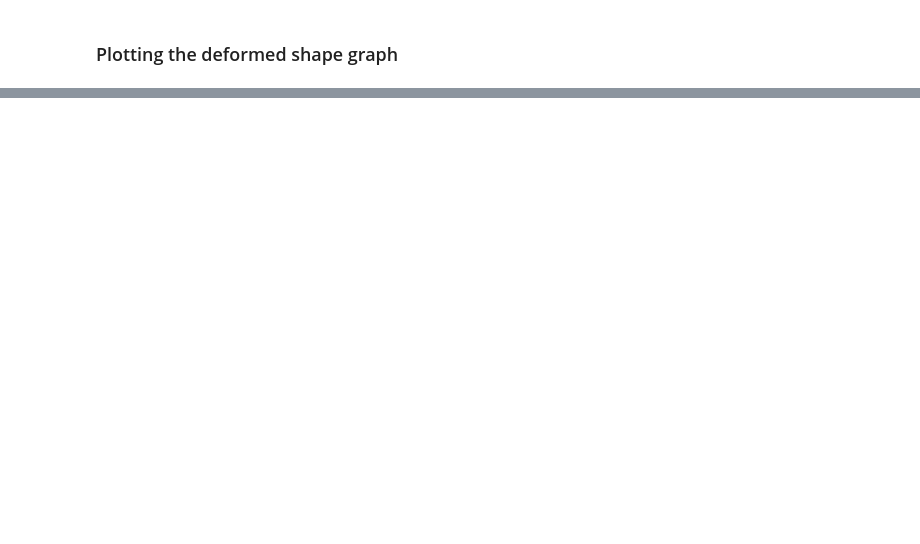
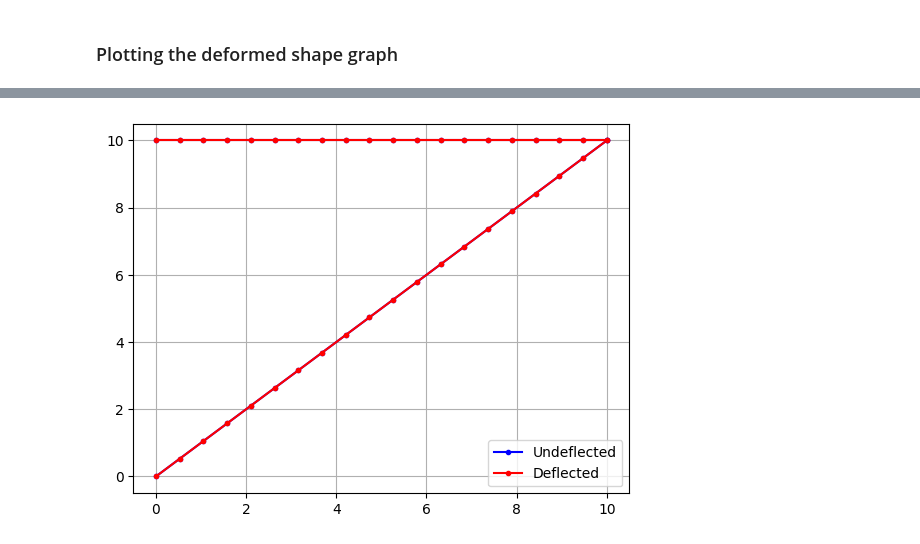
Before and after one commit to danielmcnz/FEA-Tools, a Jupyter notebook: lab2.ipynb, the cells around one changed output, grey strips where cells are left out. Cells and saved outputs as stored; diff of their text form; code cells hidden in the pictures; blank space fills up the shorter version.

```diff
--- a/lab2.ipynb
+++ b/lab2.ipynb
@@ -89,0 +137,9 @@ plt.show()
+# %%
+nodes = np.array([
+    [[0, 0], [10, 10]],
+    [[10, 10], [0, 10]]
+])
+
+structure.plot_structure(nodes, 1000, 20)
+# %% [output]
+[figure, added]
```
Also changed, not shown: parts of 4 cells of this notebook, 7 other files.
